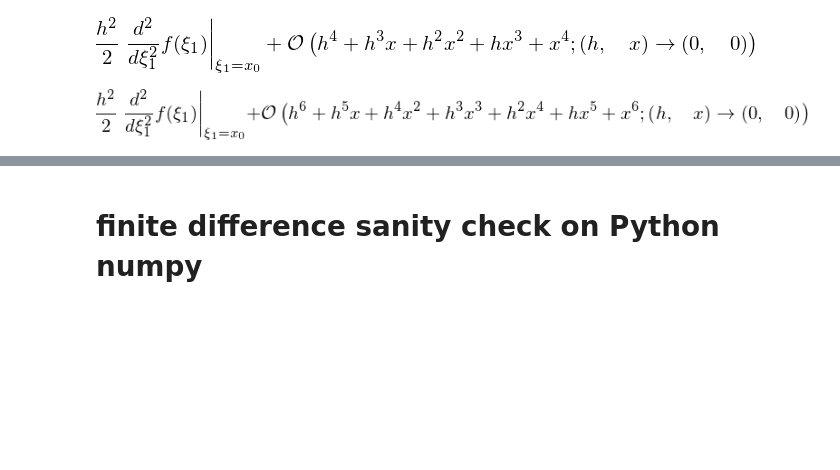
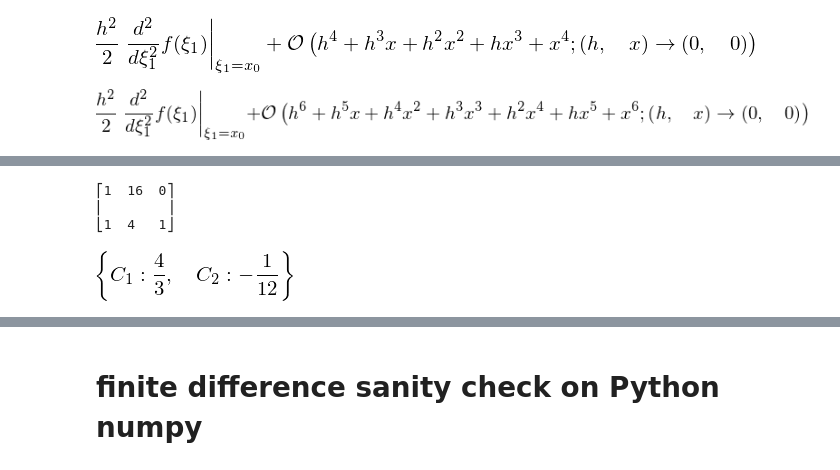
Before and after one commit to bubnicbf/phys_410, a Jupyter notebook: finitediff.ipynb, the cells around one changed output, grey strips where cells are left out. Cells and saved outputs as stored; diff of their text form; code cells hidden in the pictures; blank space fills up the shorter version.

```diff
--- a/finitediff.ipynb
+++ b/finitediff.ipynb
@@ -476,0 +538,19 @@ Rat(1,180)*(f(x+3*h).series(x+3*h,x0=x_0,n=p)+f(x-3*h).series(x-3*h,x0=x_0,n=p)-
+# %%
+def make_C_nu_d2p(NU):
+    C_nu_dp = sympy.zeros(NU,NU+1)
+    C_nu_dp[:NU-1,:NU] = Matrix(NU-1,NU,lambda i,j: (j+1)**(2*(i+2)))
+
+    C_nu_dp[NU-1,:NU]  = Matrix(1,NU,lambda i,j:(j+1)**2)
+    C_nu_dp[NU-1,NU]   = Rat(1)
+
+    # sanity check
+    pprint( C_nu_dp)
+    Cnus = symbols(' '.join( ['C_'+str(nu)for nu in range(1,NU+1)]), real=True)
+    return solve_linear_system( C_nu_dp, *Cnus )
+# %%
+make_C_nu_d2p(2)
+# %% [output]
+⎡1  16  0⎤
+⎢        ⎥
+⎣1  4   1⎦
+[figure, added]
```
Also changed, not shown: parts of 17 cells of this notebook.
